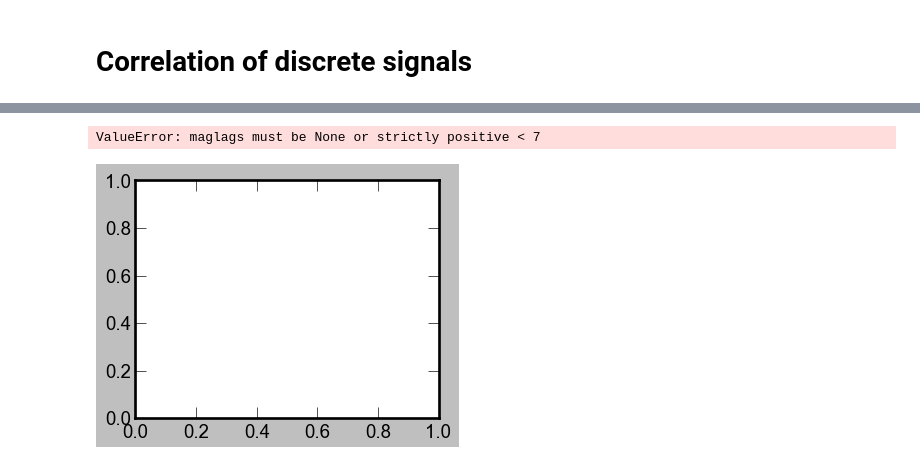
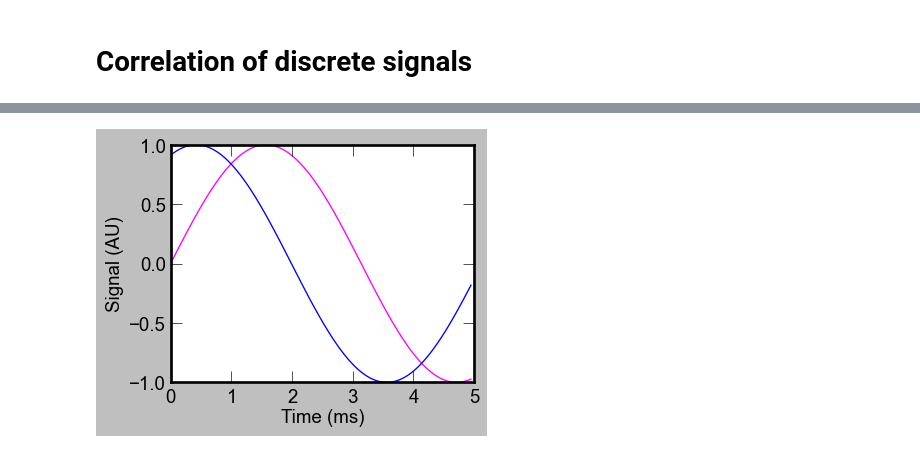
Before and after one commit to OrielBanne/myIPythonNotebooks, a Jupyter notebook: Signal_Processing/Cross correlation.ipynb, the cells around one changed output, grey strips where cells are left out. Drawn from its saved outputs; the diff is of its cells as text; code cells hidden in the pictures.

```diff
--- a/Signal_Processing/Cross correlation.ipynb
+++ b/Signal_Processing/Cross correlation.ipynb
@@ -70,5 +5,19 @@ plt.plot(lag, ycorr)
-# %%
-matplotlib.pyplot.acorr(a,b)
-# %% [output]
-ValueError: maglags must be None or strictly positive < 7
-[figure, removed]
+# %%
+# Sin function to generate signals
+
+f = lambda(x) : np.sin(x) # original signal
+g = lambda(x) : np.sin(x + 20) # introduce 20 sampling positions of delay (1 ms)
+# %%
+dt = 0.05 # sampling interval (in ms)
+time = np.arange(start = 0, stop = 5.00, step = dt) # sample 5 ms seconds at 20 kHz (100 samples)
+
+# generate signals
+A, B = f(time), g(time)
+
+# Plot signals
+plt.plot(time, A, lw=1, color = 'magenta');
+plt.plot(time, B, lw=1, color = 'blue');
+plt.xlabel('Time (ms)');
+plt.ylabel('Signal (AU)');
+# %% [output]
+[figure, added]
```
Also changed, not shown: parts of 15 cells of this notebook.
